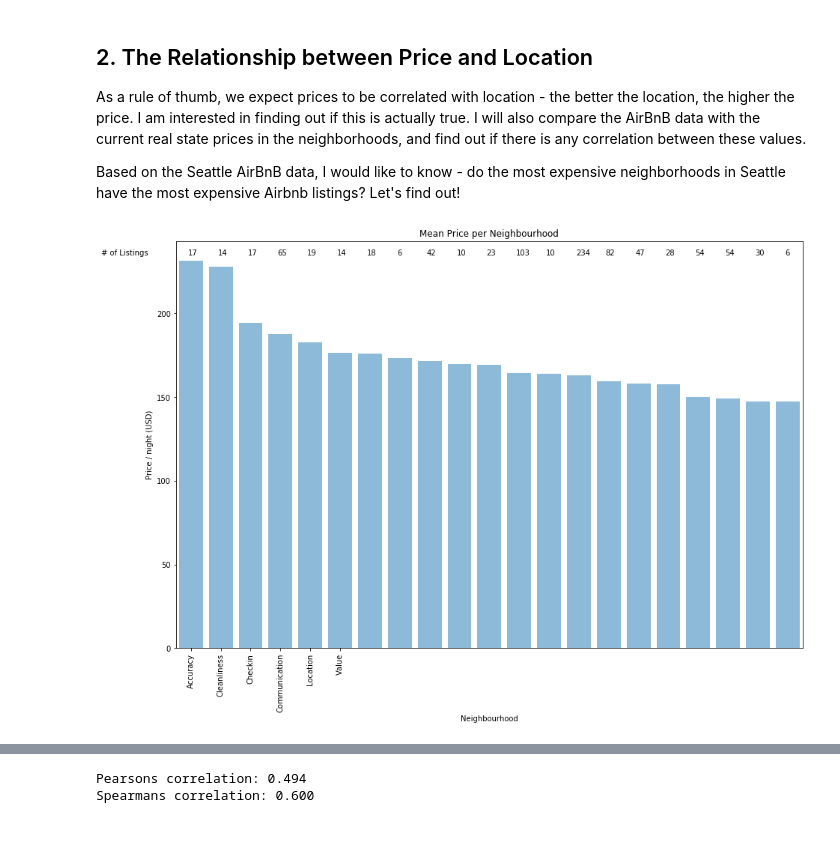
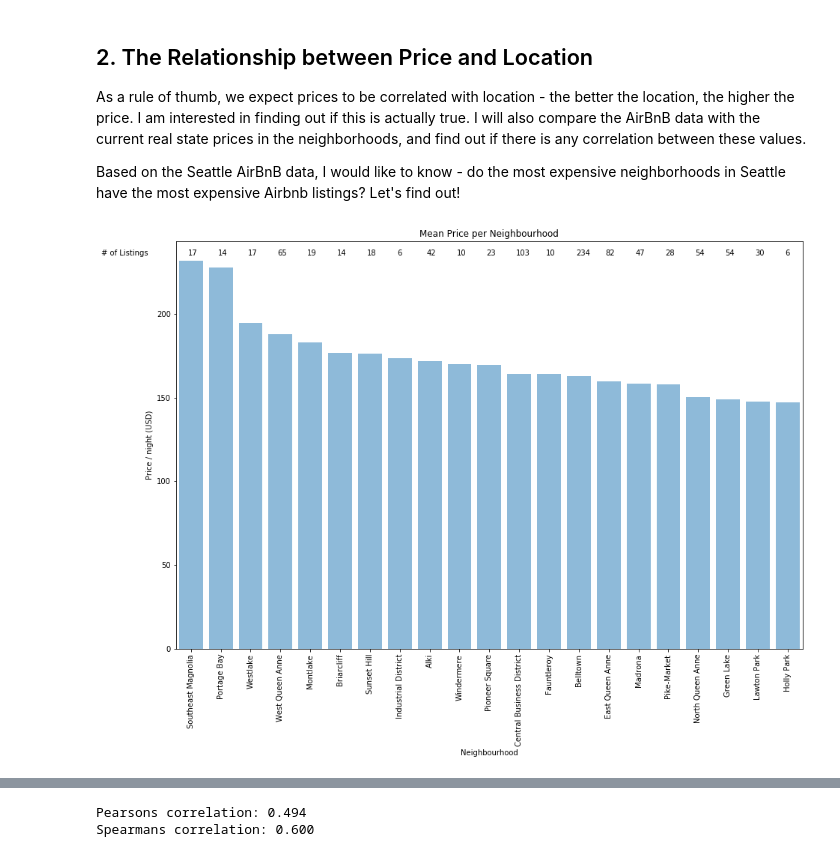
Before and after one commit to ttheoto/Udacity_Airbnb_Project, a Jupyter notebook: Airbnb_Analysis.ipynb, the cells around one changed output, grey strips where cells are left out. Cells and saved outputs as stored; diff of their text form; code cells hidden in the pictures.

```diff
--- a/Airbnb_Analysis.ipynb
+++ b/Airbnb_Analysis.ipynb
@@ -1032,31 +1050,32 @@ rank_neig = pd.concat([price_rank, number_lists], axis=1, sort=False)
 # %%
 # Plotting mean prices and number of listings per Neighbourhood
 # 20 Most Expensive Neighbourhoods
 
 # Creating figures
 fig = plt.figure(figsize = (15,10))
 ax1 = plt.subplot(1,1,1)
 
 # Plotting our bar graphs
 price = ax1.bar(rank_neig.index, rank_neig['price'], color='C0', alpha=0.5, align='center')
 
 # Ticks and Labels
-plt.xticks(x_axis, x_names, rotation='vertical');
+plt.xticks(rotation='vertical');
 plt.xlim(-0.5,20.5);
 plt.ylabel('Price / night (USD)');
 plt.xlabel('Neighbourhood');
-plt.title('Mean Price per Neighbourhood')
+plt.title('Mean Price per Neighbourhood');
+plt.grid(False);
 
 # Adding number of listings
 plt.text(-3, 235, '# of Listings')
 
 for index, value in enumerate(rank_neig['price']):
     if index <= 20:
         plt.text(index-0.1, 235, str(rank_neig['airbnb_count'][index]))
     else:
         break
 # %% [output]
-[figure, old version]
+[figure, new version]
 # %%
 # The bar plot is not a perfect visualization
 # In order to improve it, let's try a bubble plot map!
```
Also changed, not shown: parts of 6 cells of this notebook, 2 other files.
